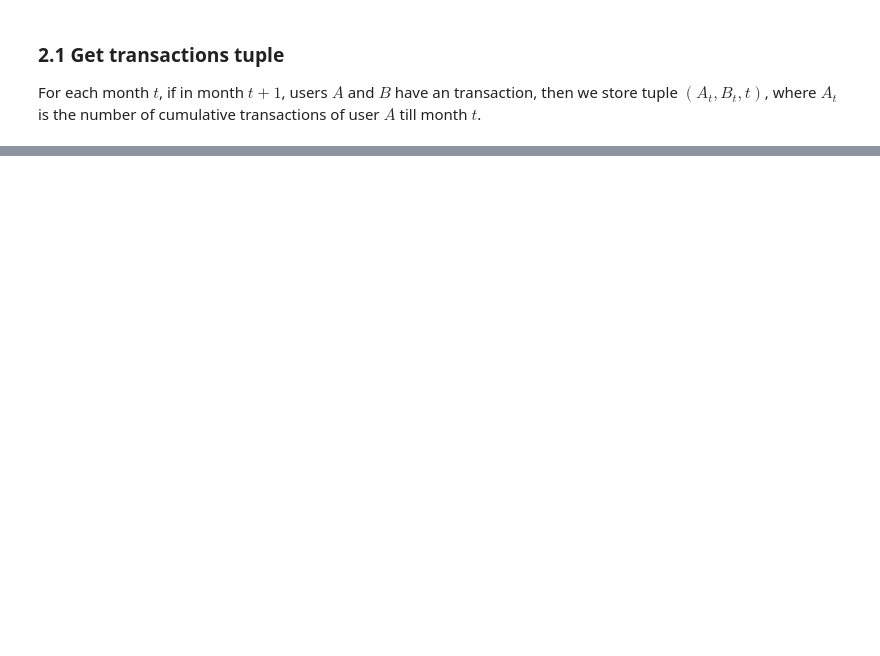
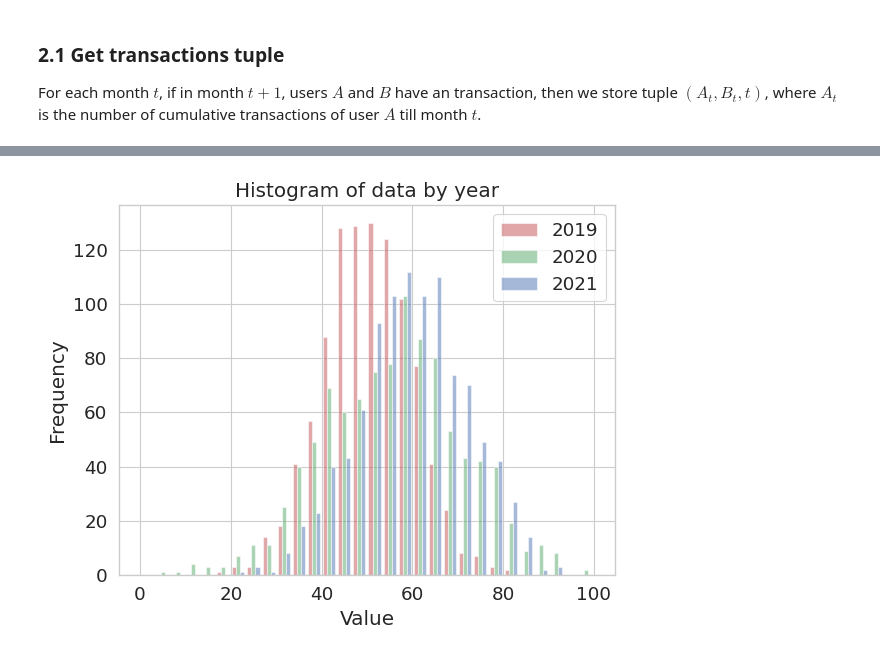
Before and after one commit to Jinyi-Liu/BZAN643-Project, a Jupyter notebook: 03_Reciprocal_Analysis.ipynb, the cells around one changed output, grey strips where cells are left out. Drawn from its saved outputs; the diff is of its cells as text; code cells hidden in the pictures; blank space fills up the shorter version.

```diff
--- a/03_Reciprocal_Analysis.ipynb
+++ b/03_Reciprocal_Analysis.ipynb
@@ -143,0 +207,25 @@ SyntaxError: incomplete input (2954166287.py, line 2)
+# %%
+import matplotlib.pyplot as plt
+import numpy as np
+
+# Generate some sample data for different years
+data_2019 = np.random.normal(50, 10, 1000)
+data_2020 = np.random.normal(55, 15, 1000)
+data_2021 = np.random.normal(60, 12, 1000)
+
+# Combine the data into a list
+data = [data_2019, data_2020, data_2021]
+
+# Set the bins and range for the histogram
+bins = 30
+range = (0, 100)
+
+# Plot the histogram
+plt.hist(data, bins=bins, range=range, color=['r', 'g', 'b'], alpha=0.5, label=['2019', '2020', '2021'])
+plt.legend(loc='upper right')
+plt.xlabel('Value')
+plt.ylabel('Frequency')
+plt.title('Histogram of data by year')
+plt.show()
+# %% [output]
+[figure, added]
```
Also changed, not shown: parts of 10 cells of this notebook.
